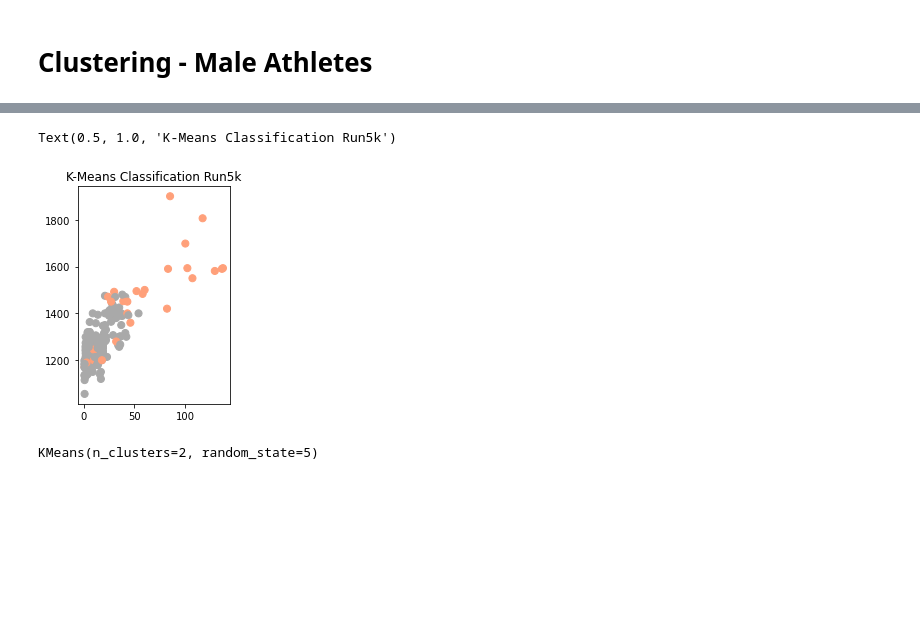
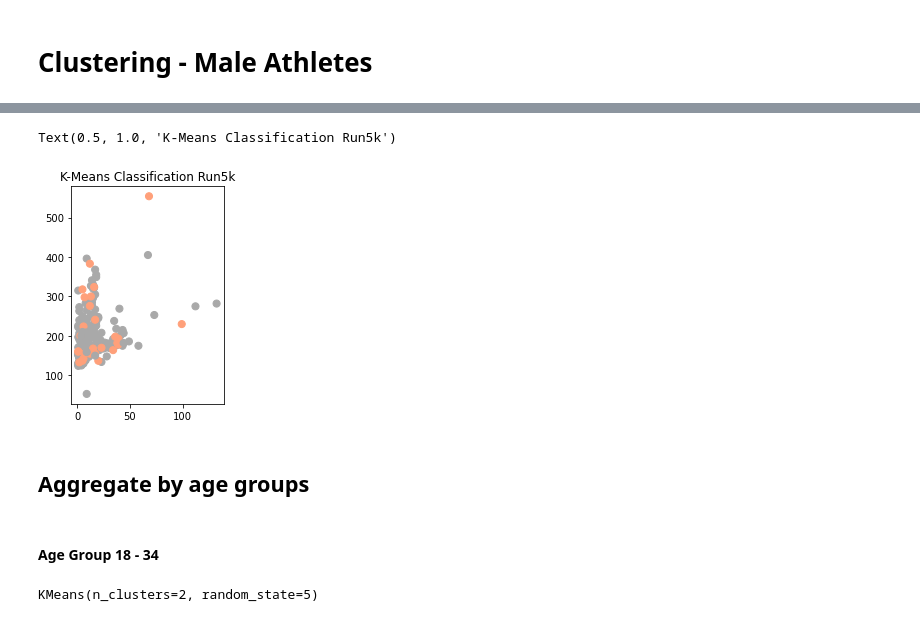
Before and after one commit to allisontao/crossfit-games-analysis, a Jupyter notebook: clustering.ipynb, the cells around one changed output, grey strips where cells are left out. Saved outputs shown, nothing was run; the diff lists cells and outputs as text; code cells hidden in the pictures; blank space fills up the shorter version.

```diff
--- a/clustering.ipynb
+++ b/clustering.ipynb
@@ -61,2 +82,14 @@ plt.scatter(x=df_men_all['longitude'],y=df_men_all['latitude'],c=color_theme[clu
 # %% [markdown]
 ### Male Athletes - US Only
+# %%
+# Elbow method for male athletes from the US
+distortations = {}
+for k in range(1,15):
+    kmeans = KMeans(n_clusters=k)
+    kmeans.fit(df_men_us)
+    distortations[k] = kmeans.inertia_
+plt.plot(list(distortations.keys()),list(distortations.values()))
+plt.title('Elbow method on Crossfit Men(US) dataset')
+plt.xlabel('Number of clusters')
+plt.ylabel('Within-cluster SSE')
+plt.show()
@@ -85,2 +140,14 @@ plt.scatter(x=df_men_us['longitude'],y=df_men_us['latitude'],c=color_theme[clust
 # %% [markdown]
 ### All Female Athletes
+# %%
+# Elbow method for female athletes
+distortations = {}
+for k in range(1,15):
+    kmeans = KMeans(n_clusters=k)
+    kmeans.fit(df_women)
+    distortations[k] = kmeans.inertia_
+plt.plot(list(distortations.keys()),list(distortations.values()))
+plt.title('Elbow method on Crossfit Women dataset')
+plt.xlabel('Number of clusters')
+plt.ylabel('Within-cluster SSE')
+plt.show()
@@ -161,0 +377,5 @@ Text(0.5, 1.0, 'K-Means Classification Pullups')
+# %%
+# All women clustering setups
+clustering = KMeans(n_clusters=2,random_state=5)
+clustering.fit(X_w)
+df.columns = ['rank', 'age', 'run5k', 'pullups', 'fran', 'longitude', 'latitude']
@@ -162,10 +397,13 @@ Text(0.5, 1.0, 'K-Means Classification Pullups')
 # %%
-color_theme = np.array(['darkgray','lightsalmon', 'blue'])
-
-plt.subplot(1,2,2)
-plt.scatter(x=df_men['rank'],y=df_men['run5k'],c=color_theme[clustering.labels_],s=50)
+# Fran
+plt.subplot(1,2,1)
+plt.scatter(x=df_women['rank'],y=df_women['fran'],c=color_theme[clustering.labels_],s=50)
 plt.title('K-Means Classification Run5k')
 # %% [output]
 Text(0.5, 1.0, 'K-Means Classification Run5k')
-[figure, old version]
+[figure, new version]
+# %% [markdown]
+## Aggregate by age groups
+# %% [markdown]
+#### Age Group 18 - 34
 # %%
```
Also changed, not shown: parts of 41 cells of this notebook.
